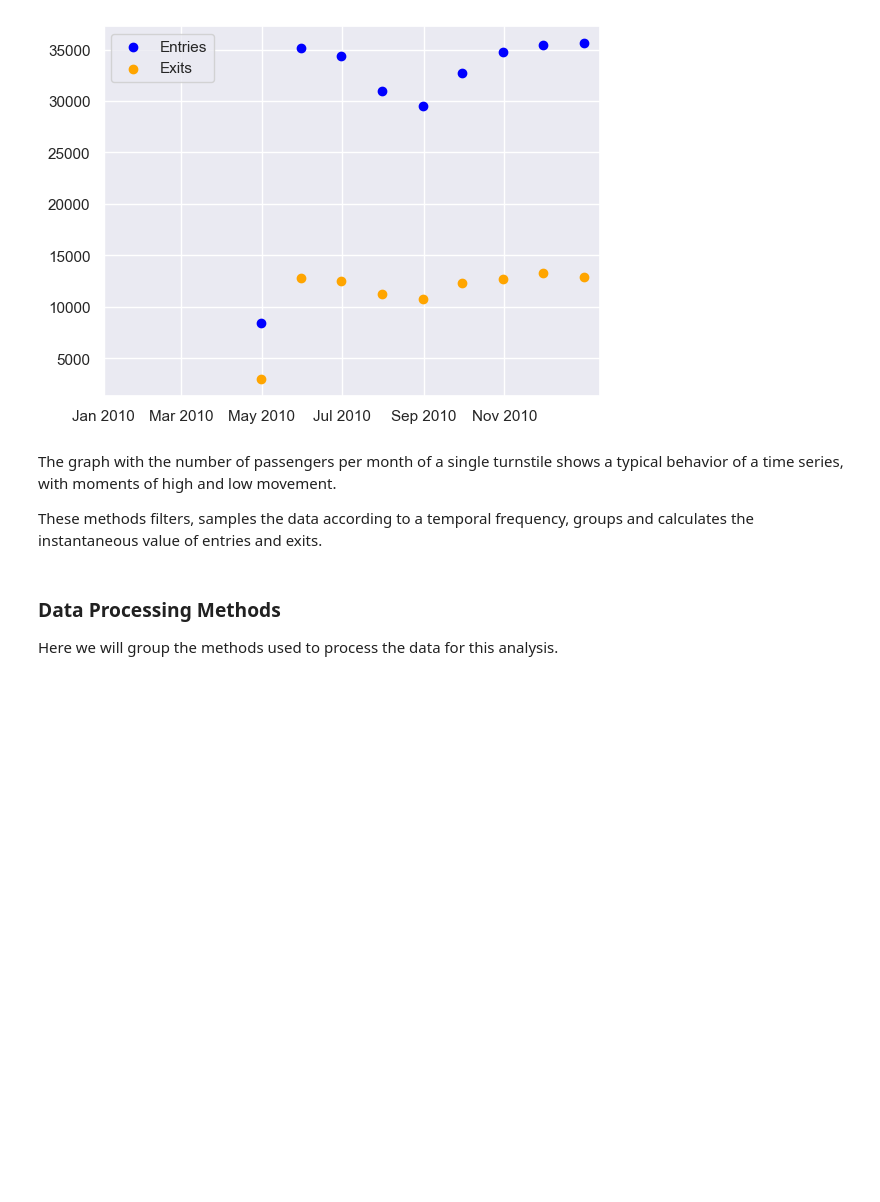
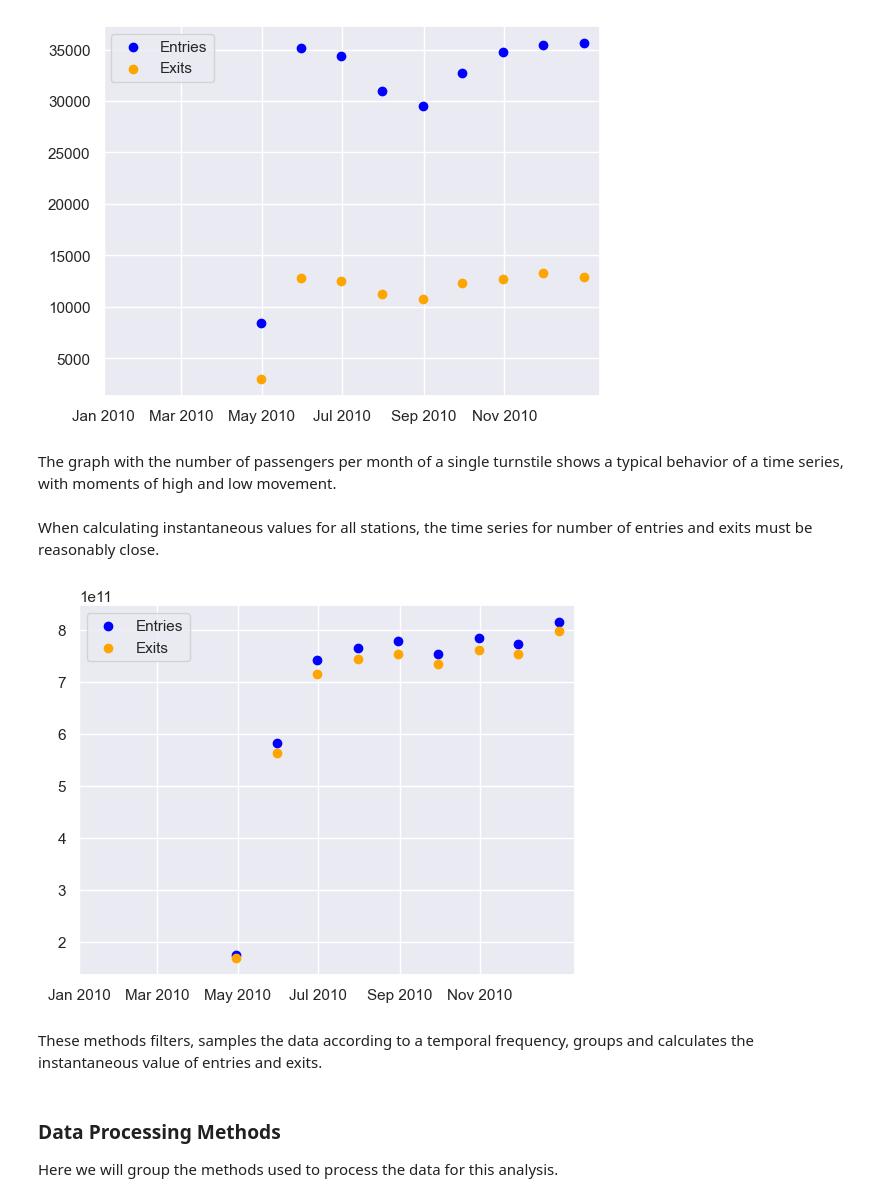
Before and after one commit to alvarodiegomaia/nyc-metro-challenge, a Jupyter notebook: main.ipynb, the cells around one changed output. Drawn from its saved outputs; the diff is of its cells as text; code cells hidden in the pictures; blank space fills up the shorter version.

Commit message:
Data analysis, forecasting and data profiling

```diff
--- a/main.ipynb
+++ b/main.ipynb
@@ -369,8 +376,31 @@ plt.show()
 [figure]
 # %% [markdown]
 The graph with the number of passengers per month of a single turnstile shows a typical behavior of a time series, with moments of high and low movement.
-
-These methods filters, samples the data according to a temporal frequency, groups and calculates the instantaneous value of entries and exits.
+# %% [markdown]
+When calculating instantaneous values for all stations, the time series for number of entries and exits must be reasonably close.
+# %%
+group = df.groupby([pd.Grouper(key='time', freq='M', closed='right')]).agg(
+    entries=('entries', 'unique'),
+    exits=('exits', 'unique')
+).reset_index()
+# %%
+group['entries'] = group['entries']
+group['exits'] = group['exits']
+group['entries_inst'] = group['entries'].apply(series_deacumulate).apply(sum)
+group['exits_inst'] = group['exits'].apply(series_deacumulate).apply(sum)
+# %%
+months_interval = [datetime(2010, month, 1) for month in range(1, 13, 2)]
+plt.rc('date.autoformatter', day='%b %Y')
+
+plt.scatter(x=group.time, y=group.entries_inst, color='blue', label='Entries')
+plt.scatter(x=group.time, y=group.exits_inst, color='orange', label='Exits')
+plt.legend()
+plt.xticks(months_interval)
+plt.show()
+# %% [output]
+[figure, added]
+# %% [markdown]
+These methods filters, samples the data according to a temporal frequency, groups and calculates the instantaneous value of entries and exits.
 # %% [markdown]
 ### Data Processing Methods
 
```
Also changed, not shown: parts of 109 cells of this notebook, 1 other file.
